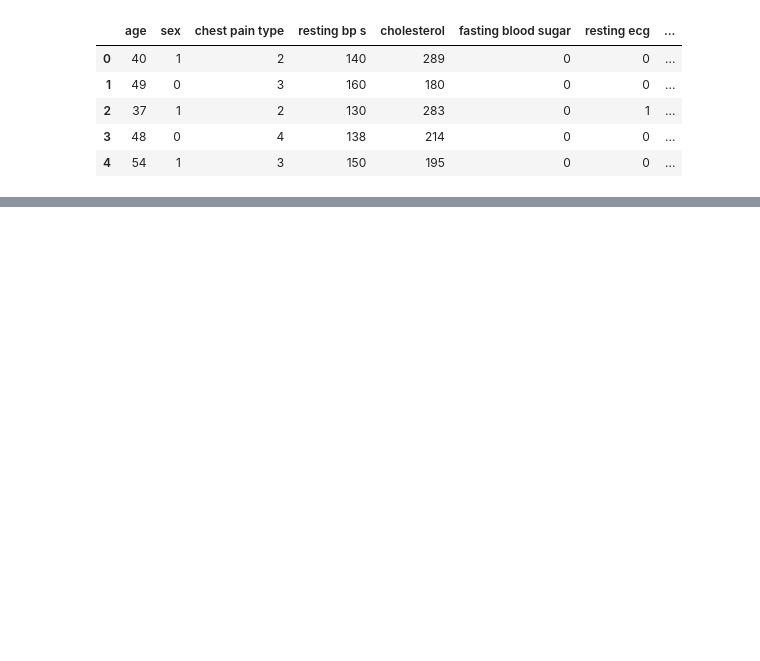
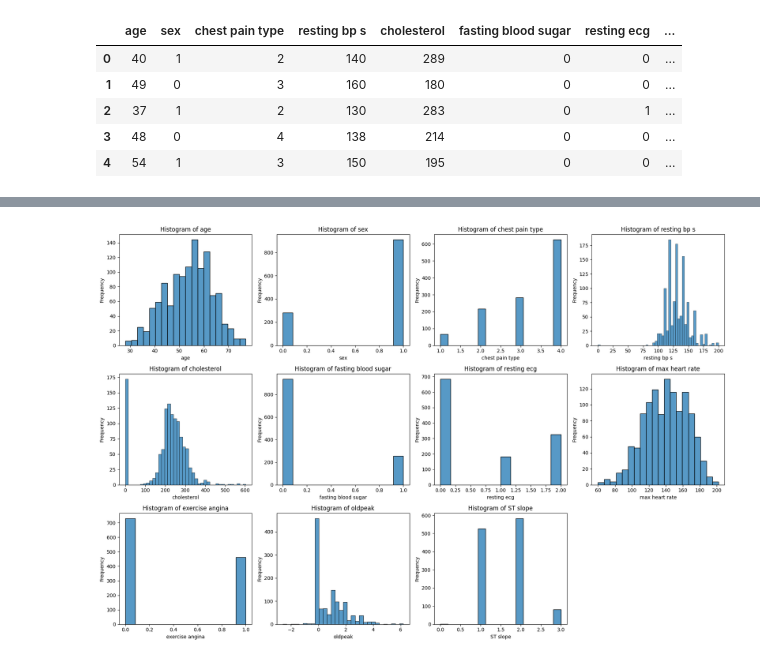
Before and after one commit to andrejet55/data-science, a Jupyter notebook: final_project.ipynb, the cells around one changed output, grey strips where cells are left out. Drawn from its saved outputs; the diff is of its cells as text; code cells hidden in the pictures; blank space fills up the shorter version.

```diff
--- a/final_project.ipynb
+++ b/final_project.ipynb
@@ -23,0 +230,17 @@ df.head()
+# %%
+# List of feature names (excluding the target)
+features = df.columns[:-1]
+
+# Plotting histograms
+plt.figure(figsize=(18, 12))
+for i, feature in enumerate(features):
+    plt.subplot(3, 4, i + 1)
+    sns.histplot(df[feature], palette='muted')
+    plt.title(f'Histogram of {feature}')
+
+    plt.ylabel('Frequency')
+
+plt.tight_layout()
+plt.show()
+# %% [output]
+[figure, added]
```
Also changed, not shown: parts of 52 cells of this notebook.
